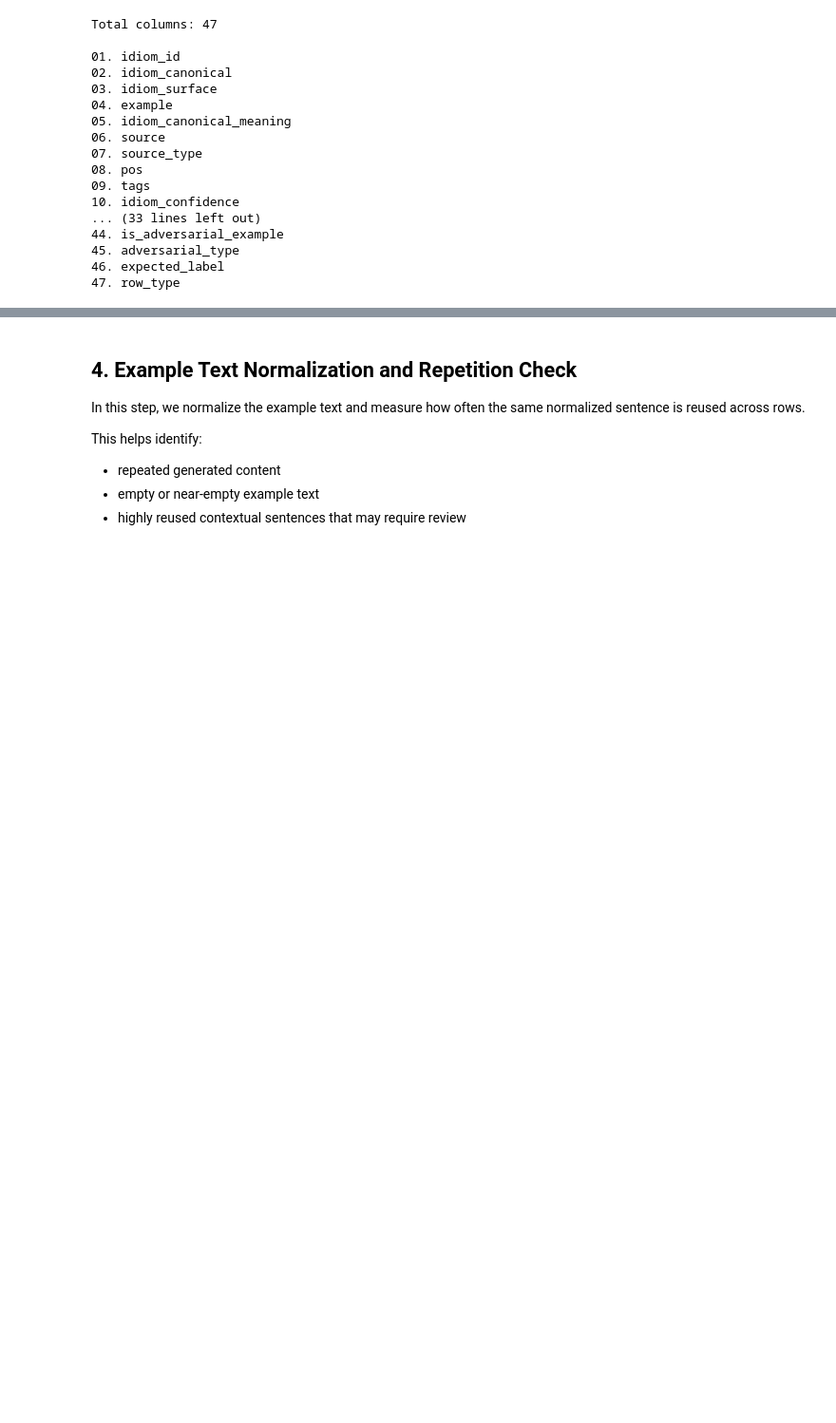
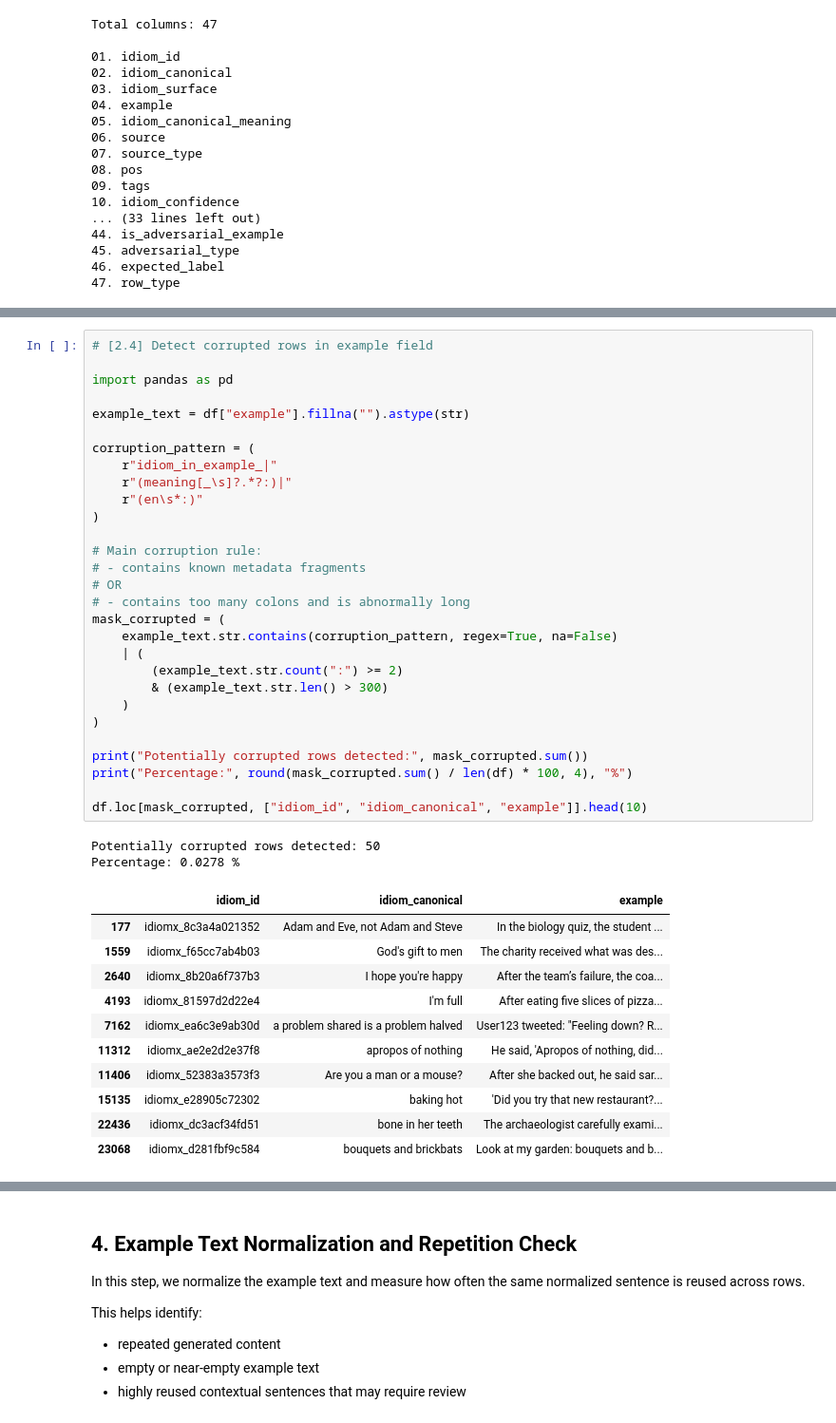
Before and after one commit to aymanshar/idiomx-dataset, a Jupyter notebook: notebooks/03_finalize_idiomx_dataset.ipynb, the cells around one changed output, grey strips where cells are left out. Shown at 95% size. Cells and saved outputs as stored; diff of their text form; blank space fills up the shorter version.

```diff
--- a/notebooks/03_finalize_idiomx_dataset.ipynb
+++ b/notebooks/03_finalize_idiomx_dataset.ipynb
@@ -116,0 +271,43 @@ Total columns: 47
+# %%
+# [2.4] Detect corrupted rows in example field
+
+import pandas as pd
+
+example_text = df["example"].fillna("").astype(str)
+
+corruption_pattern = (
+    r"idiom_in_example_|"
+    r"(meaning[_\s]?.*?:)|"
+    r"(en\s*:)"
+)
+
+# Main corruption rule:
+# - contains known metadata fragments
+# OR
+# - contains too many colons and is abnormally long
+mask_corrupted = (
+    example_text.str.contains(corruption_pattern, regex=True, na=False)
+    | (
+        (example_text.str.count(":") >= 2)
+        & (example_text.str.len() > 300)
+    )
+)
+
+print("Potentially corrupted rows detected:", mask_corrupted.sum())
+print("Percentage:", round(mask_corrupted.sum() / len(df) * 100, 4), "%")
+
+df.loc[mask_corrupted, ["idiom_id", "idiom_canonical", "example"]].head(10)
+# %% [output]
+Potentially corrupted rows detected: 50
+Percentage: 0.0278 %
+|  | idiom_id | idiom_canonical | example |
+| 177 | idiomx_8c3a4a021352 | Adam and Eve, not Adam and Steve | In the biology quiz, the student ... |
+| 1559 | idiomx_f65cc7ab4b03 | God's gift to men | The charity received what was des... |
+| 2640 | idiomx_8b20a6f737b3 | I hope you're happy | After the team’s failure, the coa... |
+| 4193 | idiomx_81597d2d22e4 | I'm full | After eating five slices of pizza... |
+| 7162 | idiomx_ea6c3e9ab30d | a problem shared is a problem halved | User123 tweeted: "Feeling down? R... |
+| 11312 | idiomx_ae2e2d2e37f8 | apropos of nothing | He said, 'Apropos of nothing, did... |
+| 11406 | idiomx_52383a3573f3 | Are you a man or a mouse? | After she backed out, he said sar... |
+| 15135 | idiomx_e28905c72302 | baking hot | 'Did you try that new restaurant?... |
+| 22436 | idiomx_dc3acf34fd51 | bone in her teeth | The archaeologist carefully exami... |
+| 23068 | idiomx_d281fbf9c584 | bouquets and brickbats | Look at my garden: bouquets and b... |
```
Also changed, not shown: parts of 41 cells of this notebook, 3 other files.
